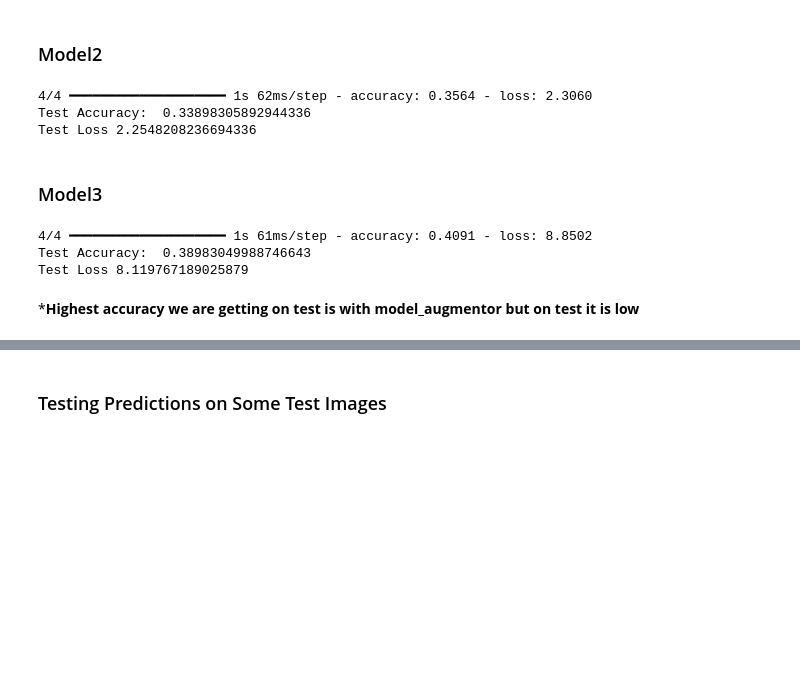
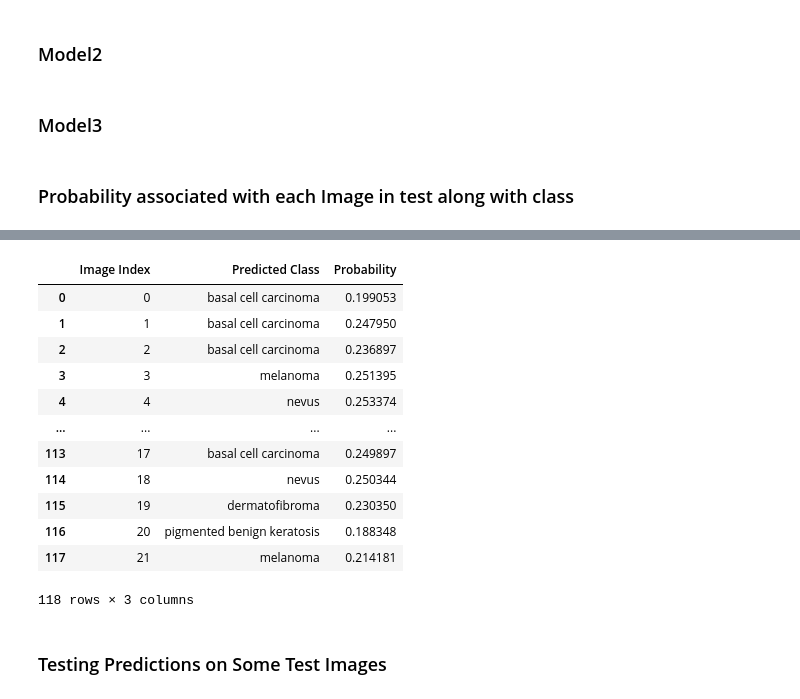
Before and after one commit to subhrajitpyne/Melanoma_Detection, a Jupyter notebook: MelanomaDetectionAssignment_Subhrajit.ipynb, the cells around one changed output, grey strips where cells are left out. Drawn from its saved outputs; the diff is of its cells as text; code cells hidden in the pictures; blank space fills up the shorter version.

```diff
--- a/MelanomaDetectionAssignment_Subhrajit.ipynb
+++ b/MelanomaDetectionAssignment_Subhrajit.ipynb
@@ -659,7 +659,7 @@ for i in class_names:
     print (f"Current Iteration {train_path + i}")
     p = Augmentor.Pipeline(train_path+"/" + i)
     p.rotate(probability=0.7, max_left_rotation=10, max_right_rotation=10)
-    p.sample(2000) ## We are adding 2000 samples per class to make sure that none of the classes are sparse.
+    p.sample(2500) ## We are adding 2500 samples per class to make sure that none of the classes are sparse.
 # %% [output]
 Current Iteration ./Skin cancer ISIC The International Skin Imaging Collaboration/Trainactinic keratosis
 Initialised with 114 image(s) found.
@@ -1049,24 +1045,49 @@ Test Loss 5.183384418487549
 # %% [markdown]
 ### Model2
 # %%
-loss_test, accuracy_test = model_img_generator.evaluate(test_ds, verbose=1)
+# loss_test, accuracy_test = model_img_generator.evaluate(test_ds, verbose=1)
 
-print("Test Accuracy: ",accuracy_test)
-print("Test Loss", loss_test)
+# print("Test Accuracy: ",accuracy_test)
+# print("Test Loss", loss_test)
-# %% [output]
-4/4 ━━━━━━━━━━━━━━━━━━━━ 1s 62ms/step - accuracy: 0.3564 - loss: 2.3060
-Test Accuracy:  0.33898305892944336
-Test Loss 2.2548208236694336
 # %% [markdown]
 ### Model3
 # %%
-loss_test, accuracy_test = model_augmentor.evaluate(test_ds, verbose=1)
+# loss_test, accuracy_test = model_augmentor.evaluate(test_ds, verbose=1)
 
-print("Test Accuracy: ",accuracy_test)
-print("Test Loss", loss_test)
+# print("Test Accuracy: ",accuracy_test)
+# print("Test Loss", loss_test)
-# %% [output]
-4/4 ━━━━━━━━━━━━━━━━━━━━ 1s 61ms/step - accuracy: 0.4091 - loss: 8.8502
-Test Accuracy:  0.38983049988746643
-Test Loss 8.119767189025879
-# %% [markdown]
-***Highest accuracy we are getting on test is with **model_augmentor** but on test it is low**
+# %% [markdown]
+### Probability associated with each Image in test along with class
+# %%
+# Assuming you have a list of class names
+#class_names = ['class1', 'class2', 'class3', 'class4', 'class5']  # Replace with your actual class names
+
+
+# Get the predictions
+predictions = model_augmentor.predict(test_ds)
+
+# Prepare data for the DataFrame
+data = []
+
+# Iterate over the dataset to get the actual labels and corresponding probabilities
+for batch in test_ds:
+    images, labels = batch
+    for i in range(len(images)):
+        predicted_class_index = tf.argmax(predictions[i]).numpy()
+        predicted_class_label = test_labels[predicted_class_index]
+        probability = tf.nn.softmax(predictions[i])[predicted_class_index].numpy()
+        data.append([i,predicted_class_label, probability])
+
+# Create a DataFrame
+df = pd.DataFrame(data, columns=["Image Index",'Predicted Class', 'Probability'])
+
+# Save the DataFrame to a CSV file
+df.to_csv('predictions_table.csv', index=False)
+
+
+# Read the CSV file
+df = pd.read_csv('predictions_table.csv')
+
+# Display the DataFrame
+df
+# %% [output]
@@ -1073,3 +1095,16 @@ Test Loss 8.119767189025879
+|  | Image Index | Predicted Class | Probability |
+| 0 | 0 | basal cell carcinoma | 0.199053 |
+| 1 | 1 | basal cell carcinoma | 0.247950 |
+| 2 | 2 | basal cell carcinoma | 0.236897 |
+| 3 | 3 | melanoma | 0.251395 |
+| 4 | 4 | nevus | 0.253374 |
+| ... | ... | ... | ... |
+| 113 | 17 | basal cell carcinoma | 0.249897 |
+| 114 | 18 | nevus | 0.250344 |
+| 115 | 19 | dermatofibroma | 0.230350 |
+| 116 | 20 | pigmented benign keratosis | 0.188348 |
+| 117 | 21 | melanoma | 0.214181 |
+118 rows × 3 columns
 # %% [markdown]
 ### Testing Predictions on Some Test Images
 # %%
```
Also changed, not shown: parts of 21 cells of this notebook.
